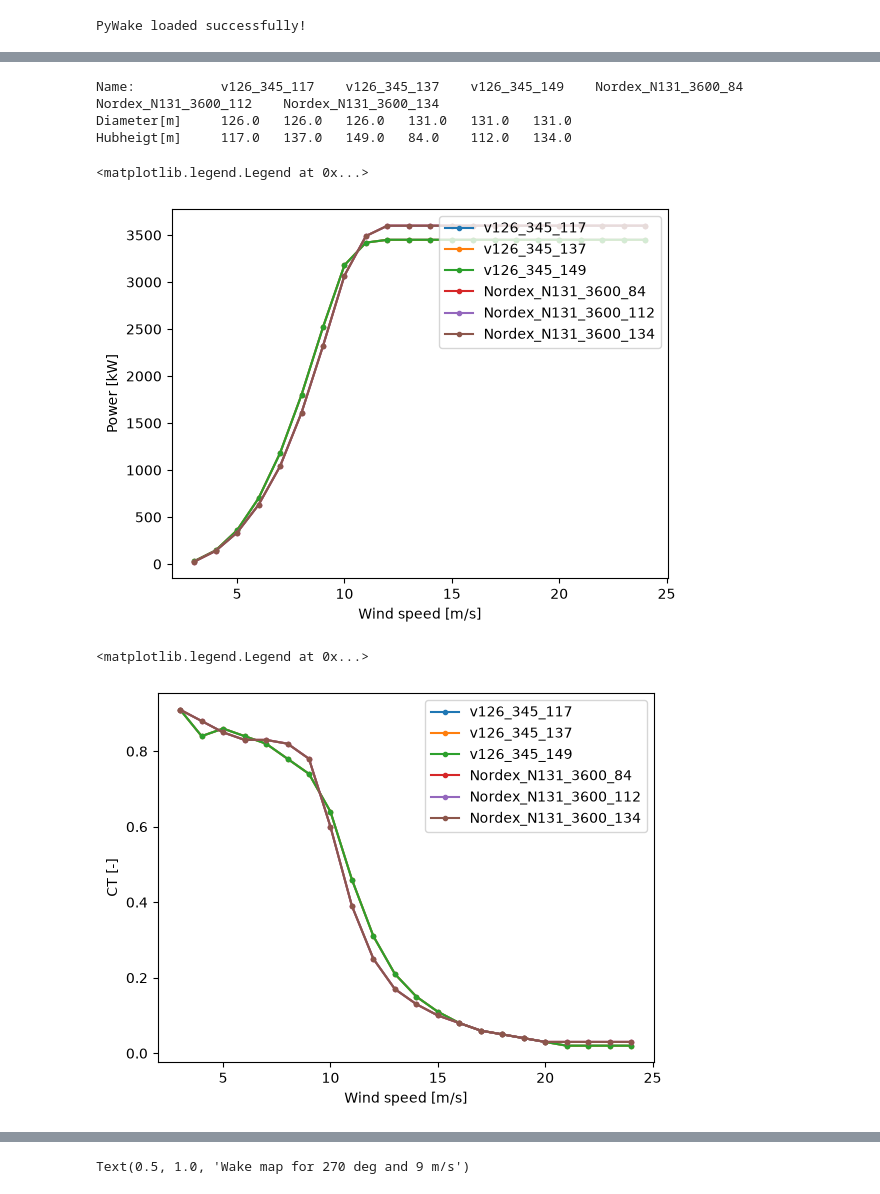
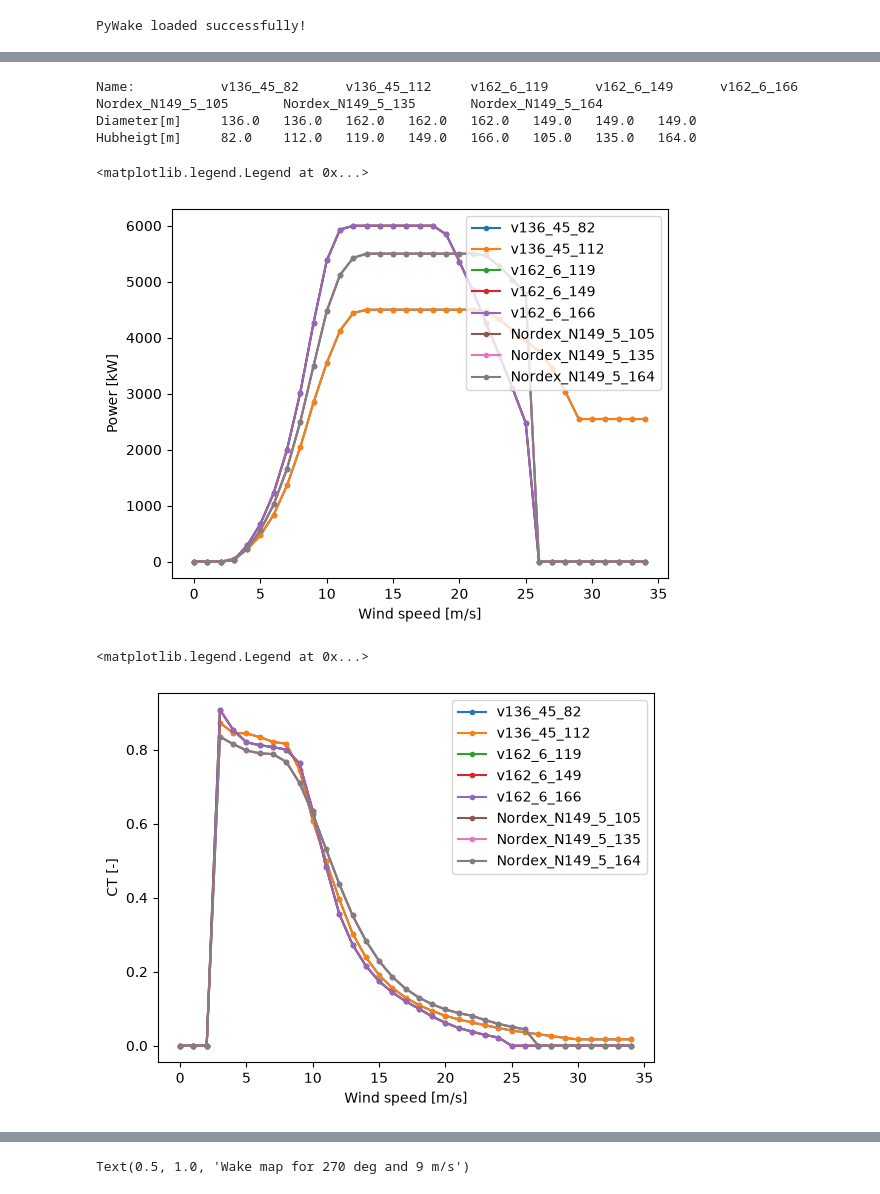
Before and after one commit to aewalter/Wind-Coursework, a Jupyter notebook: PyWake.ipynb, the cells around one changed output, grey strips where cells are left out. Saved outputs shown, nothing was run; the diff lists cells and outputs as text; code cells hidden in the pictures.

Commit message:
New complete file to optimise all turbines

```diff
--- a/PyWake.ipynb
+++ b/PyWake.ipynb
@@ -295,27 +317,29 @@ for hh in hub_heights_3:
 # %%
 # Collect all wind turbine models into a single object
-wts = WindTurbines.from_WindTurbine_lst([v126_345_117, v126_345_137, v126_345_149, Nordex_N131_3600_84, Nordex_N131_3600_112, Nordex_N131_3600_134])
+import matplotlib.pyplot as plt
+
+wts = WindTurbines.from_WindTurbine_lst([v136_45_82, v136_45_112, v162_6_119, v162_6_149, v162_6_166, Nordex_N149_5_105, Nordex_N149_5_135, Nordex_N149_5_164])
 
 # Print information
 types = wts.types()
 print ("Name:\t\t%s" % "\t".join(wts.name(types)))
 print('Diameter[m]\t%s' % "\t".join(map(str,wts.diameter(type=types))))
 print('Hubheigt[m]\t%s' % "\t".join(map(str,wts.hub_height(type=types))))
 
 # Print out the power curves of all turbines
-ws = np.arange(3,25)
+ws = np.arange(0,35)
 plt.xlabel('Wind speed [m/s]')
 plt.ylabel('Power [kW]')
 
 for t in types:
     plt.plot(ws, wts.power(ws, type=t)*1e-3,'.-', label=wts.name(t))
 plt.legend(loc=1)
 # %% [output]
-Name:           v126_345_117    v126_345_137    v126_345_149    Nordex_N131_3600_84     Nordex_N131_3600_112    Nordex_N131_3600_134
-Diameter[m]     126.0   126.0   126.0   131.0   131.0   131.0
-Hubheigt[m]     117.0   137.0   149.0   84.0    112.0   134.0
+Name:           v136_45_82      v136_45_112     v162_6_119      v162_6_149      v162_6_166      Nordex_N149_5_105       Nordex_N149_5_135       Nordex_N149_5_164
+Diameter[m]     136.0   136.0   162.0   162.0   162.0   149.0   149.0   149.0
+Hubheigt[m]     82.0    112.0   119.0   149.0   166.0   105.0   135.0   164.0
 <matplotlib.legend.Legend at 0x...>
-[figure, old version]
+[figure, new version]
 # %%
 # Print out CT - curves
 plt.xlabel('Wind speed [m/s]')
@@ -326,7 +350,7 @@ for t in types:
 plt.legend(loc=1)
 # %% [output]
 <matplotlib.legend.Legend at 0x...>
-[figure, old version]
+[figure, new version]
 # %%
 import os
 from IPython.display import HTML
```
Also changed, not shown: parts of 6 cells of this notebook, 20 other files.
